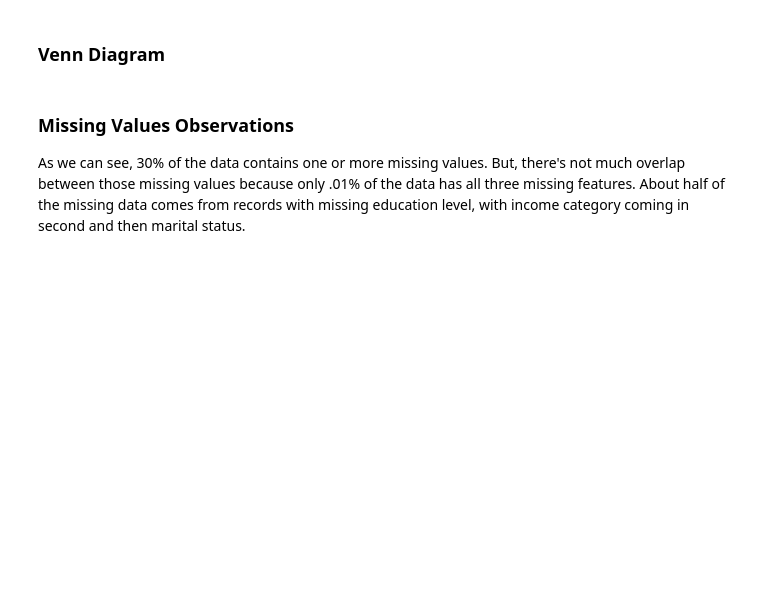
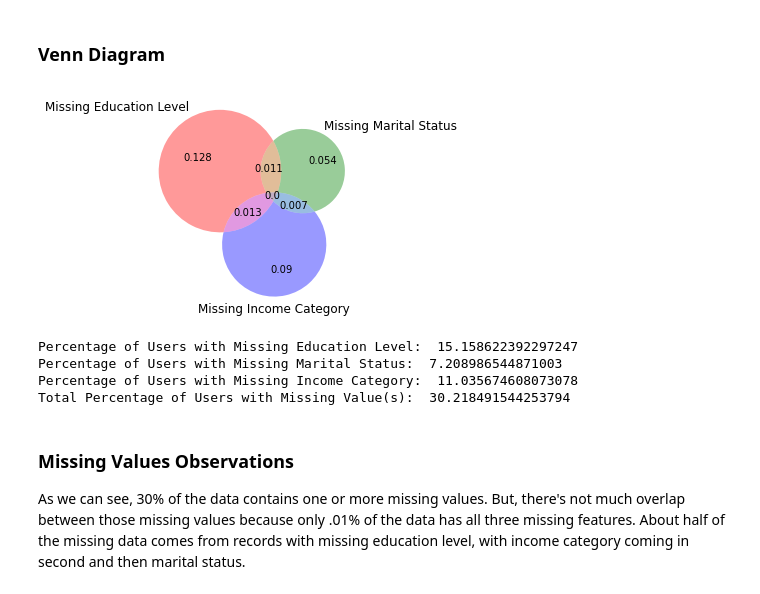
Before and after one commit to mikhaelamartin/Zaful-Classification, a Jupyter notebook: Bank-Churn/Bank Churner.ipynb, the cells around one changed output. Saved outputs shown, nothing was run; the diff lists cells and outputs as text; code cells hidden in the pictures; blank space fills up the shorter version.

```diff
--- a/Bank-Churn/Bank Churner.ipynb
+++ b/Bank-Churn/Bank Churner.ipynb
@@ -267,35 +391,41 @@ for col in imputation_cols:
 ### Venn Diagram
 # %%
 # visualizing missing values
-unknown_education_level = len(bank_churners[bank_churners['Education_Level'] == 'Unknown']) / len(bank_churners)
-unknown_marital_status = len(bank_churners[bank_churners['Marital_Status']== 'Unknown']) / len(bank_churners)
-unknown_income_category = len(bank_churners[bank_churners['Income_Category']== 'Unknown']) / len(bank_churners)
-unknown_education_level_and_marital_status_only = len(bank_churners[(bank_churners['Education_Level']== 'Unknown') & (bank_churners['Marital_Status']== 'Unknown') & (bank_churners['Income_Category']!= 'Unknown')]) /len(bank_churners)
-unknown_education_level_and_income_category_only = len(bank_churners[(bank_churners['Education_Level']== 'Unknown') & (bank_churners['Marital_Status']!= 'Unknown') & (bank_churners['Income_Category']== 'Unknown')]) /len(bank_churners)
-unknown_income_category_and_marital_status_only = len(bank_churners[(bank_churners['Education_Level'] != 'Unknown') & (bank_churners['Marital_Status']== 'Unknown') & (bank_churners['Income_Category'] == 'Unknown')]) /len(bank_churners)
-unknown_total = len(bank_churners[(bank_churners['Education_Level']== 'Unknown') | (bank_churners['Marital_Status']== 'Unknown') | (bank_churners['Income_Category']== 'Unknown')]) /len(bank_churners)
+unknown_education_level = len(X_train[X_train['Education_Level'] == 'Unknown']) / len(X_train)
+unknown_marital_status = len(X_train[X_train['Marital_Status']== 'Unknown']) / len(X_train)
+unknown_income_category = len(X_train[X_train['Income_Category']== 'Unknown']) / len(X_train)
+unknown_education_level_and_marital_status_only = len(X_train[(X_train['Education_Level']== 'Unknown') & (X_train['Marital_Status']== 'Unknown') & (X_train['Income_Category']!= 'Unknown')]) /len(X_train)
+unknown_education_level_and_income_category_only = len(X_train[(X_train['Education_Level']== 'Unknown') & (X_train['Marital_Status']!= 'Unknown') & (X_train['Income_Category']== 'Unknown')]) /len(X_train)
+unknown_income_category_and_marital_status_only = len(X_train[(X_train['Education_Level'] != 'Unknown') & (X_train['Marital_Status']== 'Unknown') & (X_train['Income_Category'] == 'Unknown')]) /len(X_train)
+unknown_total = len(X_train[(X_train['Education_Level']== 'Unknown') | (X_train['Marital_Status']== 'Unknown') | (X_train['Income_Category']== 'Unknown')]) /len(X_train)
 
-bank_churners_nan = bank_churners.replace('Unknown',np.nan)
-unknown_education_level_only = len(bank_churners[(bank_churners['Education_Level']== 'Unknown') & (bank_churners['Marital_Status']!= 'Unknown') & (bank_churners['Income_Category']!= 'Unknown')]) /len(bank_churners)
-unknown_income_category_only = len(bank_churners[(bank_churners['Education_Level']!= 'Unknown') & (bank_churners['Marital_Status']!= 'Unknown') & (bank_churners['Income_Category']== 'Unknown')]) /len(bank_churners)
-unknown_marital_status_only = len(bank_churners[(bank_churners['Education_Level']!= 'Unknown') & (bank_churners['Marital_Status']== 'Unknown') & (bank_churners['Income_Category']!= 'Unknown')]) /len(bank_churners)
-unknown_all = len(bank_churners[(bank_churners['Education_Level']== 'Unknown') & (bank_churners['Marital_Status']== 'Unknown') & (bank_churners['Income_Category']== 'Unknown')]) /len(bank_churners)
+X_train_nan = X_train.replace('Unknown',np.nan)
+unknown_education_level_only = len(X_train[(X_train['Education_Level']== 'Unknown') & (X_train['Marital_Status']!= 'Unknown') & (X_train['Income_Category']!= 'Unknown')]) /len(X_train)
+unknown_income_category_only = len(X_train[(X_train['Education_Level']!= 'Unknown') & (X_train['Marital_Status']!= 'Unknown') & (X_train['Income_Category']== 'Unknown')]) /len(X_train)
+unknown_marital_status_only = len(X_train[(X_train['Education_Level']!= 'Unknown') & (X_train['Marital_Status']== 'Unknown') & (X_train['Income_Category']!= 'Unknown')]) /len(X_train)
+unknown_all = len(X_train[(X_train['Education_Level']== 'Unknown') & (X_train['Marital_Status']== 'Unknown') & (X_train['Income_Category']== 'Unknown')]) /len(X_train)
 
 
 # A: Education_Level
 # B: Marital_Status
 # C: Income_Category
 venn3(subsets = (round(unknown_education_level_only,3), round(unknown_marital_status_only,3),
                  round(unknown_education_level_and_marital_status_only,3), round(unknown_income_category_only,3),
                  round(unknown_education_level_and_income_category_only,3),round(unknown_income_category_and_marital_status_only,3),
                  round(unknown_all,3)),
                 set_labels = ('Missing Education Level', 'Missing Marital Status', 'Missing Income Category'))
 plt.show()
 
-print('Percentage of Users with Missing Education Level: ', unknown_education_level)
-print('Percentage of Users with Missing Marital Status: ', unknown_marital_status)
-print('Percentage of Users with Missing Income Category: ', unknown_income_category)
-print('Total Percentage of Users with Missing Value(s): ', len(bank_churners_nan[bank_churners_nan.isna().any(axis=1)]) / len(bank_churners_nan))
+print('Percentage of Users with Missing Education Level: ', unknown_education_level*100)
+print('Percentage of Users with Missing Marital Status: ', unknown_marital_status*100)
+print('Percentage of Users with Missing Income Category: ', unknown_income_category*100)
+print('Total Percentage of Users with Missing Value(s): ', 100* len(X_train_nan[X_train_nan.isna().any(axis=1)]) / len(X_train_nan))
+# %% [output]
+[figure, added]
+Percentage of Users with Missing Education Level:  15.158622392297247
+Percentage of Users with Missing Marital Status:  7.208986544871003
+Percentage of Users with Missing Income Category:  11.035674608073078
+Total Percentage of Users with Missing Value(s):  30.218491544253794
 # %% [markdown]
 ### Missing Values Observations
 As we can see, 30% of the data contains one or more missing values. But, there's not much overlap between those missing values because only .01% of the data has all three missing features. About half of the missing data comes from records with missing education level, with income category coming in second and then marital status.
```
Also changed, not shown: parts of 221 cells of this notebook, 4 other files.
